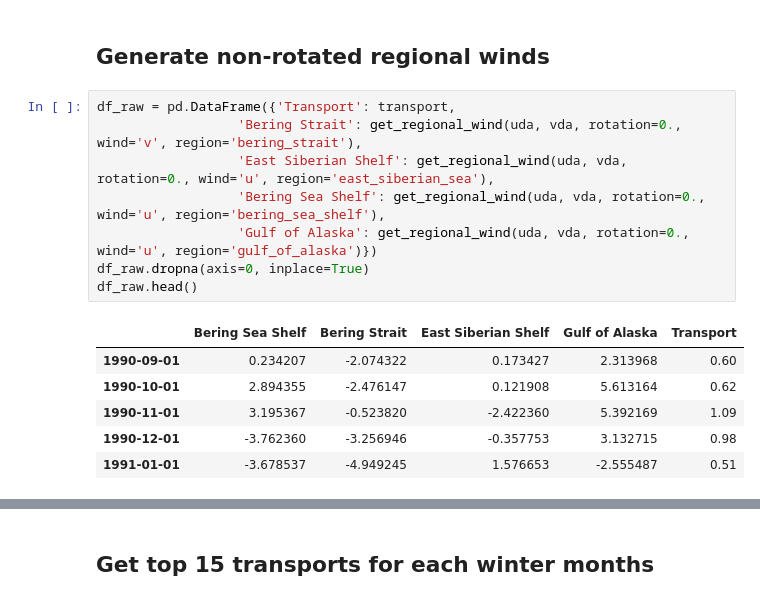
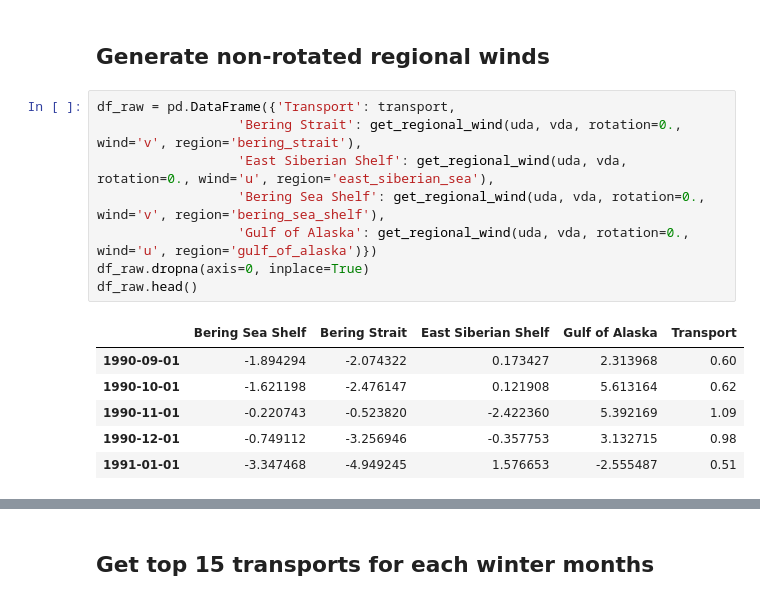
Before and after one commit to andypbarrett/BeringStraitHeatFlux, a Jupyter notebook: notebooks/correlate_regional_winds_and_transport.ipynb, the cells around one changed output, grey strips where cells are left out. Saved outputs shown, nothing was run; the diff lists cells and outputs as text.

```diff
--- a/notebooks/correlate_regional_winds_and_transport.ipynb
+++ b/notebooks/correlate_regional_winds_and_transport.ipynb
@@ -428,18 +428,18 @@ fig.savefig('transport_vs_regional_wind_rotated.png')
 # %%
 df_raw = pd.DataFrame({'Transport': transport,
                   'Bering Strait': get_regional_wind(uda, vda, rotation=0., wind='v', region='bering_strait'),
                   'East Siberian Shelf': get_regional_wind(uda, vda, rotation=0., wind='u', region='east_siberian_sea'),
-                  'Bering Sea Shelf': get_regional_wind(uda, vda, rotation=0., wind='u', region='bering_sea_shelf'),
+                  'Bering Sea Shelf': get_regional_wind(uda, vda, rotation=0., wind='v', region='bering_sea_shelf'),
                   'Gulf of Alaska': get_regional_wind(uda, vda, rotation=0., wind='u', region='gulf_of_alaska')})
 df_raw.dropna(axis=0, inplace=True)
 df_raw.head()
 # %% [output]
 |  | Bering Sea Shelf | Bering Strait | East Siberian Shelf | Gulf of Alaska | Transport |
-| 1990-09-01 | 0.234207 | -2.074322 | 0.173427 | 2.313968 | 0.60 |
-| 1990-10-01 | 2.894355 | -2.476147 | 0.121908 | 5.613164 | 0.62 |
-| 1990-11-01 | 3.195367 | -0.523820 | -2.422360 | 5.392169 | 1.09 |
-| 1990-12-01 | -3.762360 | -3.256946 | -0.357753 | 3.132715 | 0.98 |
-| 1991-01-01 | -3.678537 | -4.949245 | 1.576653 | -2.555487 | 0.51 |
+| 1990-09-01 | -1.894294 | -2.074322 | 0.173427 | 2.313968 | 0.60 |
+| 1990-10-01 | -1.621198 | -2.476147 | 0.121908 | 5.613164 | 0.62 |
+| 1990-11-01 | -0.220743 | -0.523820 | -2.422360 | 5.392169 | 1.09 |
+| 1990-12-01 | -0.749112 | -3.256946 | -0.357753 | 3.132715 | 0.98 |
+| 1991-01-01 | -3.347468 | -4.949245 | 1.576653 | -2.555487 | 0.51 |
 # %%
 fig, ax = plt.subplots(4, 4, figsize=(10,10), gridspec_kw = {'wspace':0, 'hspace':0})
 
```
Also changed, not shown: parts of 9 cells of this notebook.
